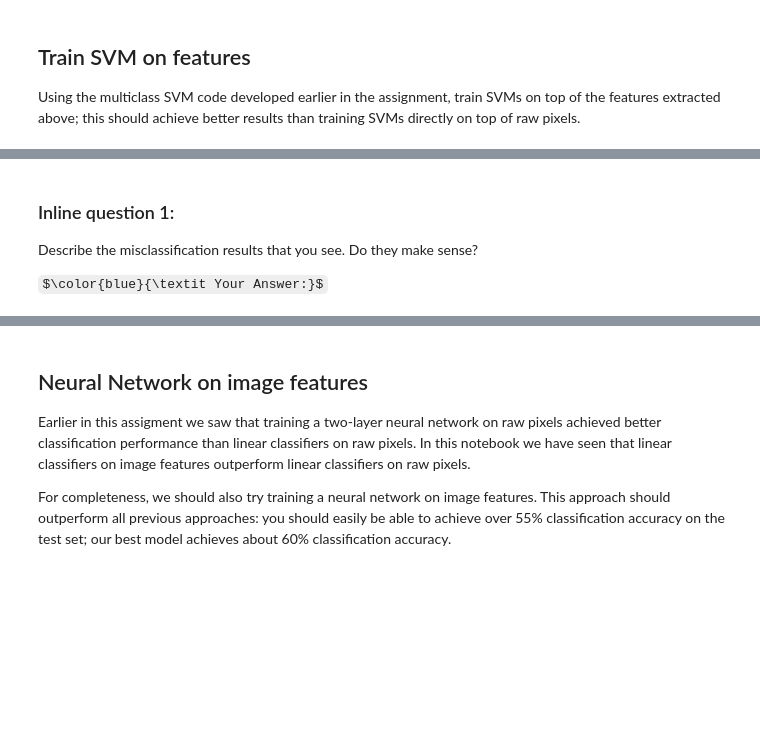
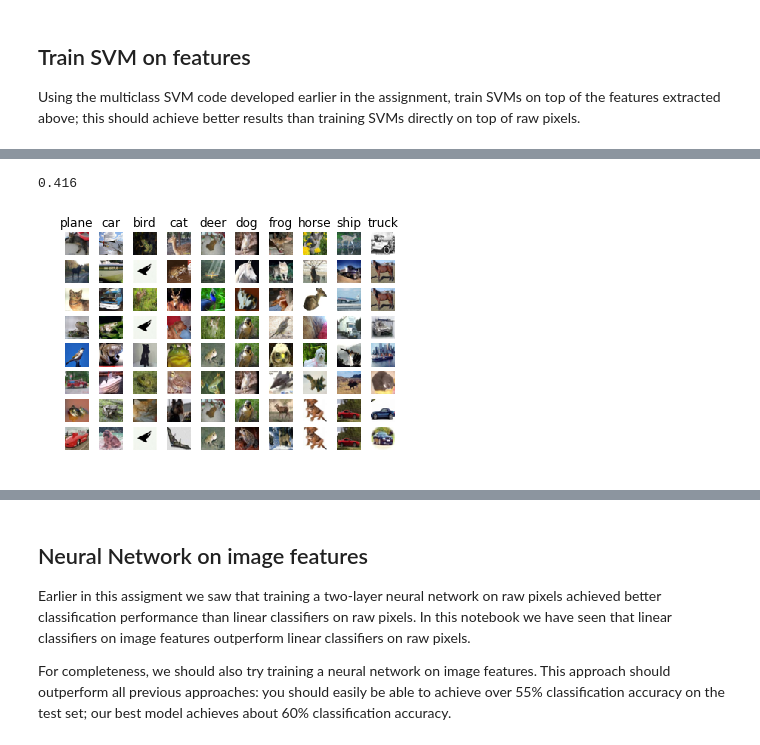
Before and after one commit to rafaelbidese/COMP6970-DeepLearning, a Jupyter notebook: assignment1/features.ipynb, the cells around one changed output, grey strips where cells are left out. Cells and saved outputs as stored; diff of their text form; code cells hidden in the pictures; some formulas as TeX source; blank space fills up the shorter version.

```diff
--- a/assignment1/features.ipynb
+++ b/assignment1/features.ipynb
@@ -76,7 +76,7 @@ each column is the concatenation of all feature vectors for a single image.
 # %%
 from cs231n.features import *
 
-num_color_bins = 10 # Number of bins in the color histogram
+num_color_bins = 20 # Number of bins in the color histogram
 feature_fns = [hog_feature, lambda img: color_histogram_hsv(img, nbin=num_color_bins)]
 X_train_feats = extract_features(X_train, feature_fns, verbose=True)
 X_val_feats = extract_features(X_val, feature_fns)
@@ -136,7 +142,21 @@ best_svm = None
 ################################################################################
 # *****START OF YOUR CODE (DO NOT DELETE/MODIFY THIS LINE)*****
 
-pass
+grid = [(lr,reg) for lr in learning_rates for reg in regularization_strengths]
+
+for lr, reg in grid:
+    svm = LinearSVM()
+    _ = svm.train(X_train_feats, y_train, learning_rate=lr, reg=reg, num_iters=1000, verbose=False)
+    y_train_pred = svm.predict(X_train_feats)
+    train_acc = np.mean(y_train_pred == y_train)
+    y_val_pred = svm.predict(X_val_feats)
+    val_acc = np.mean(y_val_pred == y_val)
+
+    results[(lr,reg)] = (train_acc, val_acc)
+
+    if best_val < val_acc:
+        best_val = val_acc
+        best_svm = svm
 
 # *****END OF YOUR CODE (DO NOT DELETE/MODIFY THIS LINE)*****
 
@@ -152,28 +183,26 @@ print('best validation accuracy achieved during cross-validation: %f' % best_val
 y_test_pred = best_svm.predict(X_test_feats)
 test_accuracy = np.mean(y_test == y_test_pred)
 print(test_accuracy)
+# %% [output]
+0.416
 # %%
 # An important way to gain intuition about how an algorithm works is to
 # visualize the mistakes that it makes. In this visualization, we show examples
 # of images that are misclassified by our current system. The first column
 # shows images that our system labeled as "plane" but whose true label is
 # something other than "plane".
 
 examples_per_class = 8
 classes = ['plane', 'car', 'bird', 'cat', 'deer', 'dog', 'frog', 'horse', 'ship', 'truck']
 for cls, cls_name in enumerate(classes):
     idxs = np.where((y_test != cls) & (y_test_pred == cls))[0]
-    idxs = np.random.choice(idxs, examples_per_class, replace=False)
+    idxs = np.random.choice(idxs, examples_per_class)
     for i, idx in enumerate(idxs):
         plt.subplot(examples_per_class, len(classes), i * len(classes) + cls + 1)
         plt.imshow(X_test[idx].astype('uint8'))
         plt.axis('off')
         if i == 0:
             plt.title(cls_name)
 plt.show()
+# %% [output]
+[figure, added]
-# %% [markdown]
-### Inline question 1:
-Describe the misclassification results that you see. Do they make sense?
-
-
-$\color{blue}{\textit Your Answer:}$
```
Also changed, not shown: parts of 4 cells of this notebook.
